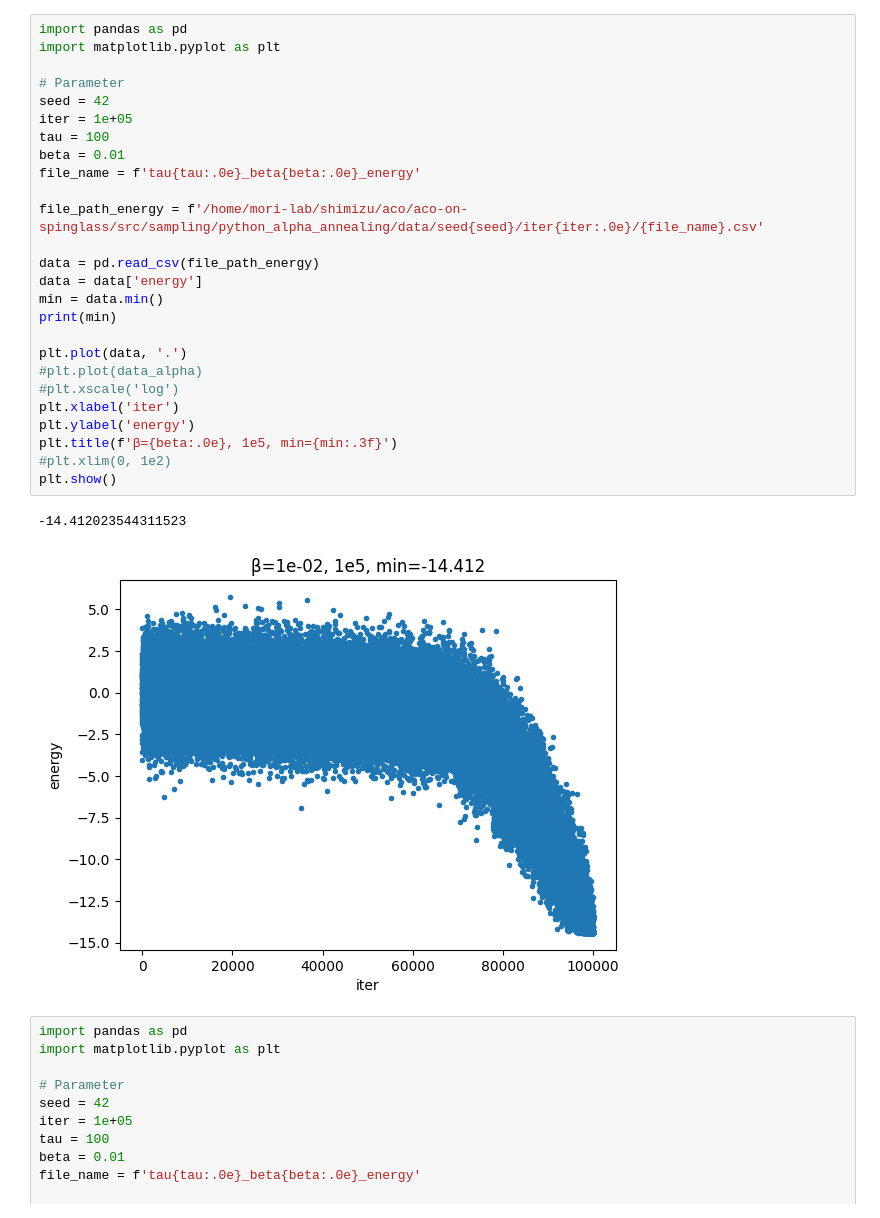
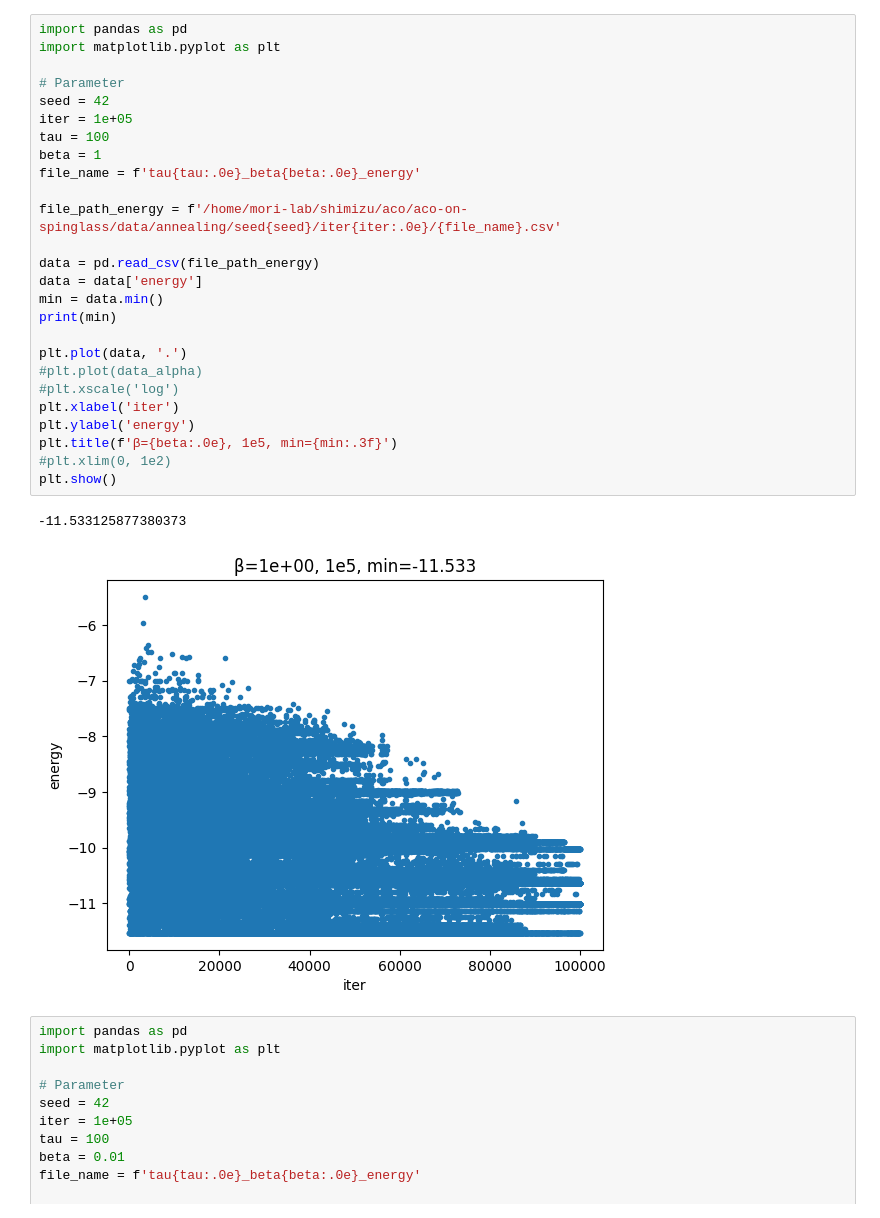
Before and after one commit to LABO-M/aco-on-spinglass, a Jupyter notebook: src/visuals/alpha_annealing.ipynb, the cells around one changed output. Saved outputs shown, nothing was run; the diff lists cells and outputs as text.

```diff
--- a/src/visuals/alpha_annealing.ipynb
+++ b/src/visuals/alpha_annealing.ipynb
@@ -1,32 +30,32 @@
 # %%
 import pandas as pd
 import matplotlib.pyplot as plt
 
 # Parameter
 seed = 42
 iter = 1e+05
 tau = 100
-beta = 0.01
+beta = 1
 file_name = f'tau{tau:.0e}_beta{beta:.0e}_energy'
 
-file_path_energy = f'/home/mori-lab/shimizu/aco/aco-on-spinglass/src/sampling/python_alpha_annealing/data/seed{seed}/iter{iter:.0e}/{file_name}.csv'
+file_path_energy = f'/home/mori-lab/shimizu/aco/aco-on-spinglass/data/annealing/seed{seed}/iter{iter:.0e}/{file_name}.csv'
 
 data = pd.read_csv(file_path_energy)
 data = data['energy']
 min = data.min()
 print(min)
 
 plt.plot(data, '.')
 #plt.plot(data_alpha)
 #plt.xscale('log')
 plt.xlabel('iter')
 plt.ylabel('energy')
 plt.title(f'β={beta:.0e}, 1e5, min={min:.3f}')
 #plt.xlim(0, 1e2)
 plt.show()
 # %% [output]
--14.412023544311523
+-11.533125877380373
-[figure, old version]
+[figure, new version]
 # %%
 import pandas as pd
 import matplotlib.pyplot as plt
```
Also changed, not shown: parts of 1 cell of this notebook.
